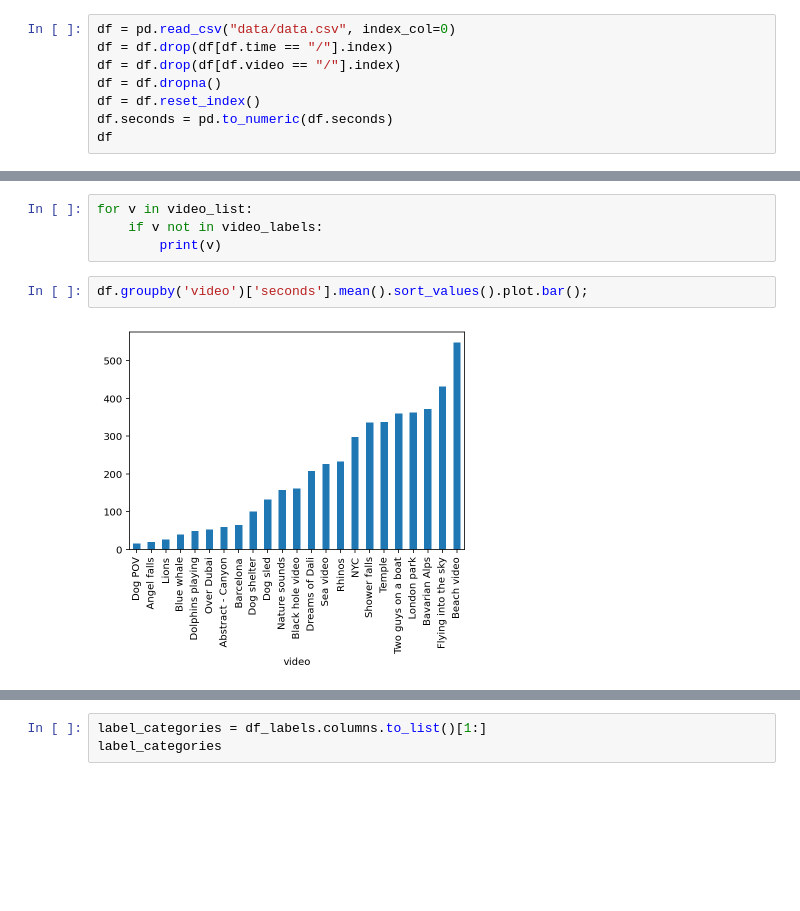
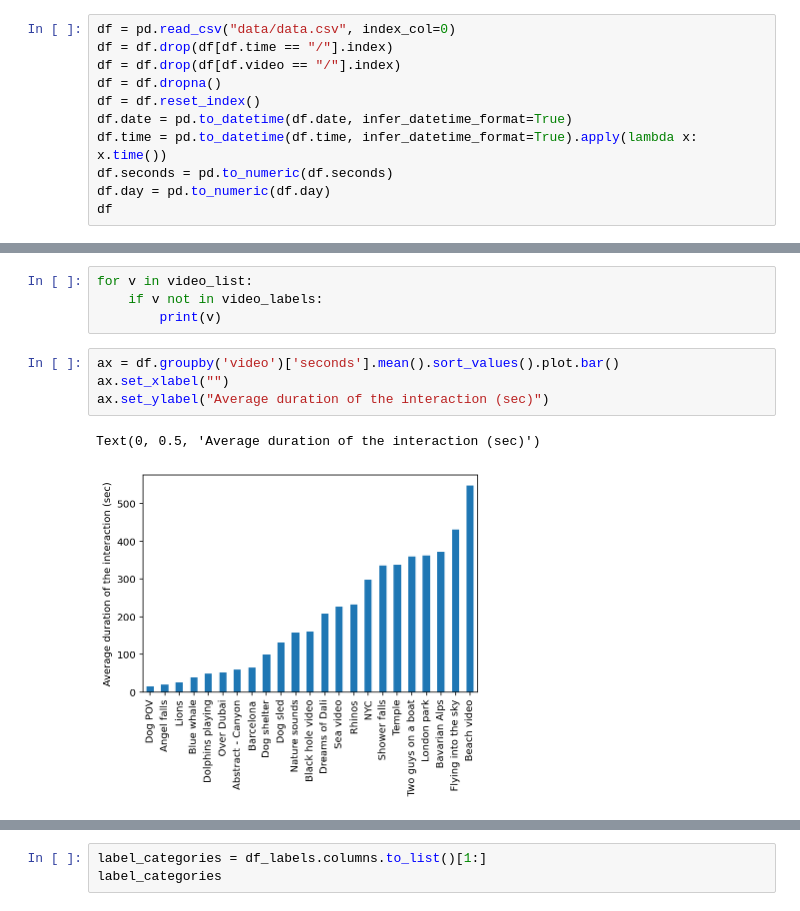
Before and after one commit to AurelienNioche/DoggyVision, a Jupyter notebook: main.ipynb, the cells around one changed output, grey strips where cells are left out. Cells and saved outputs as stored; diff of their text form; blank space fills up the shorter version.

```diff
--- a/main.ipynb
+++ b/main.ipynb
@@ -9,7 +10,10 @@ df = df.drop(df[df.time == "/"].index)
 df = df.drop(df[df.video == "/"].index)
 df = df.dropna()
 df = df.reset_index()
+df.date = pd.to_datetime(df.date, infer_datetime_format=True)
+df.time = pd.to_datetime(df.time, infer_datetime_format=True).apply(lambda x: x.time())
 df.seconds = pd.to_numeric(df.seconds)
+df.day = pd.to_numeric(df.day)
 df
 # %% [output]
 |  | day | date | time | seconds | video |
@@ -59,6 +136,9 @@ for v in video_list:
     if v not in video_labels:
         print(v)
 # %%
-df.groupby('video')['seconds'].mean().sort_values().plot.bar();
+ax = df.groupby('video')['seconds'].mean().sort_values().plot.bar()
+ax.set_xlabel("")
+ax.set_ylabel("Average duration of the interaction (sec)")
 # %% [output]
+Text(0, 0.5, 'Average duration of the interaction (sec)')
-[figure, old version]
+[figure, new version]
```
Also changed, not shown: parts of 26 cells of this notebook, 4 other files.
